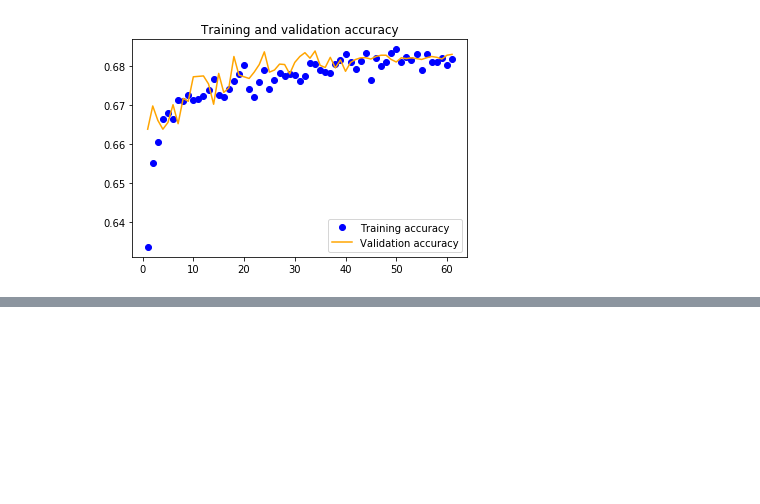
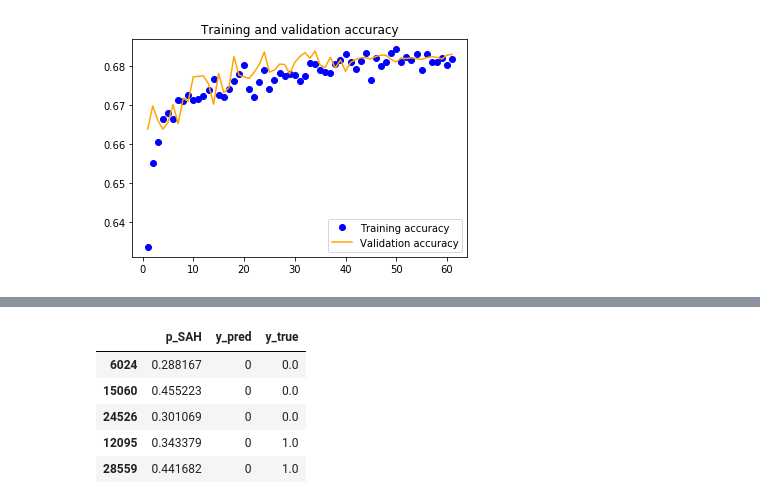
Before and after one commit to johnmarkpittman/COVID19_DeepLearning, a Jupyter notebook: RNN_Model.ipynb, the cells around one changed output, grey strips where cells are left out. Saved outputs shown, nothing was run; the diff lists cells and outputs as text; code cells hidden in the pictures; blank space fills up the shorter version.

```diff
--- a/RNN_Model.ipynb
+++ b/RNN_Model.ipynb
@@ -83,3 +88,5 @@ trend_df = pd.DataFrame(trend_list)
 
 # Capture temporal size
 temp_input_size = trend_df.drop(axis=1, columns = ['SAH'], inplace=False).shape[1]
+# %%
+trend_df['county'] = county_list
@@ -186,0 +213,10 @@ array([[0.6758415 ],
+# %%
+predictions.index = validation_df.index
+predictions.head()
+# %% [output]
+|  | p_SAH | y_pred | y_true |
+| 6024 | 0.288167 | 0 | 0.0 |
+| 15060 | 0.455223 | 0 | 0.0 |
+| 24526 | 0.301069 | 0 | 0.0 |
+| 12095 | 0.343379 | 0 | 1.0 |
+| 28559 | 0.441682 | 0 | 1.0 |
```
Also changed, not shown: parts of 14 cells of this notebook.
